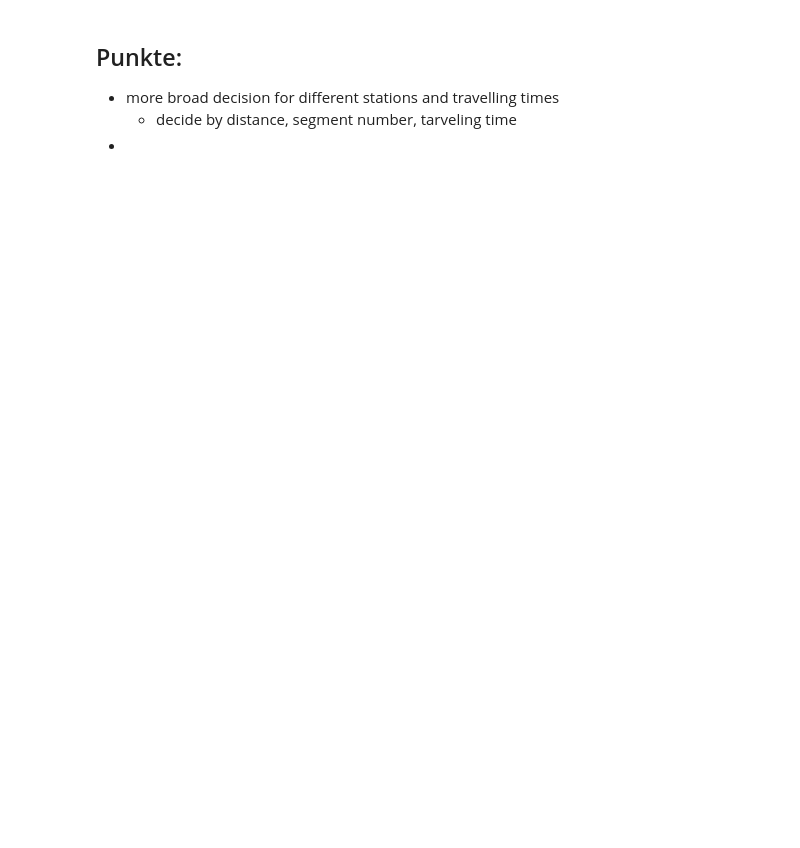
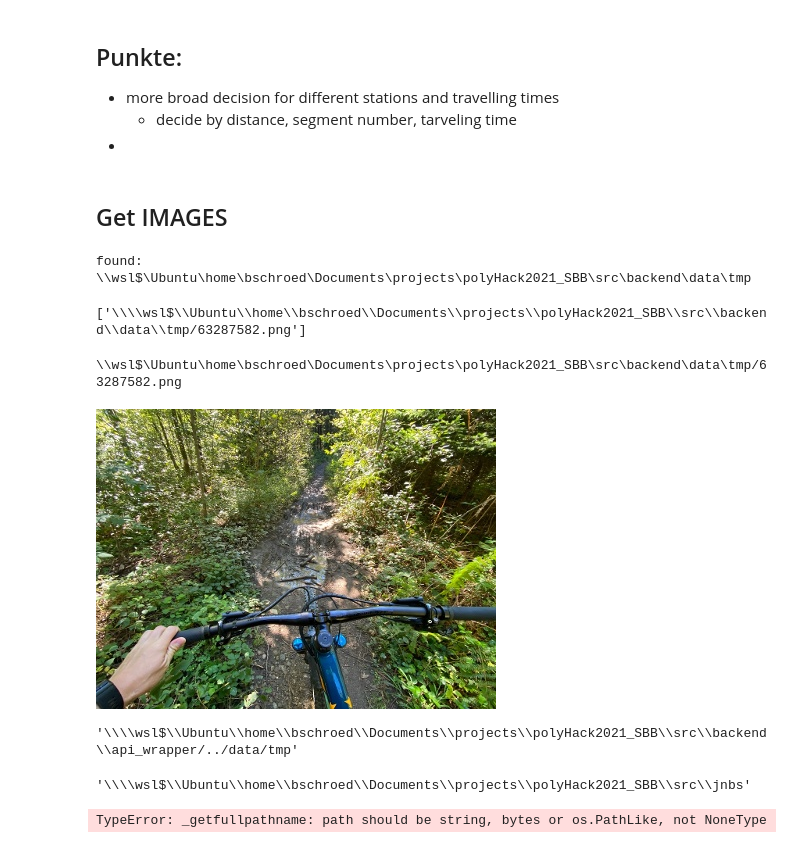
Before and after one commit to RiesBen/polyHack2021_SBB, a Jupyter notebook: src/jnbs/backend_logic.ipynb, the cells around one changed output. Saved outputs shown, nothing was run; the diff lists cells and outputs as text; code cells hidden in the pictures; blank space fills up the shorter version.

Commit message:
image download works

```diff
--- a/src/jnbs/backend_logic.ipynb
+++ b/src/jnbs/backend_logic.ipynb
@@ -457,0 +444,23 @@ starting_time.time().strftime('%H:%M')
+# %% [markdown]
+## Get IMAGES
+# %%
+trip_oa_df_path = "oa_df_withStations_withTrips.obj"
+trip_oa_df = pd.read_pickle(trip_oa_df_path)
+# %%
+from src.backend.utils import get_pictures
+img_paths = get_pictures(trip_oa_df.iloc[3])
+img_paths
+# %% [output]
+found:  \\wsl$\Ubuntu\home\bschroed\Documents\projects\polyHack2021_SBB\src\backend\data\tmp
+['\\\\wsl$\\Ubuntu\\home\\bschroed\\Documents\\projects\\polyHack2021_SBB\\src\\backend\\data\\tmp/63287582.png']
+# %%
+from ipywidgets import Image
+from IPython import display
+
+for img_path in img_paths:
+    print(img_path)
+    img = display.Image(img_path)
+    display.display(img)
+# %% [output]
+\\wsl$\Ubuntu\home\bschroed\Documents\projects\polyHack2021_SBB\src\backend\data\tmp/63287582.png
+[figure, added]
@@ -457,0 +479,8 @@ starting_time.time().strftime('%H:%M')
+# %%
+oa.img_tmpDir
+# %% [output]
+'\\\\wsl$\\Ubuntu\\home\\bschroed\\Documents\\projects\\polyHack2021_SBB\\src\\backend\\api_wrapper/../data/tmp'
+# %%
+os.getcwd()
+# %% [output]
+'\\\\wsl$\\Ubuntu\\home\\bschroed\\Documents\\projects\\polyHack2021_SBB\\src\\jnbs'
@@ -457,0 +489,4 @@ starting_time.time().strftime('%H:%M')
+# %%
+os.path.abspath(b.__file__)
+# %% [output]
+TypeError: _getfullpathname: path should be string, bytes or os.PathLike, not NoneType
```
Also changed, not shown: parts of 9 cells of this notebook, 4 other files.
